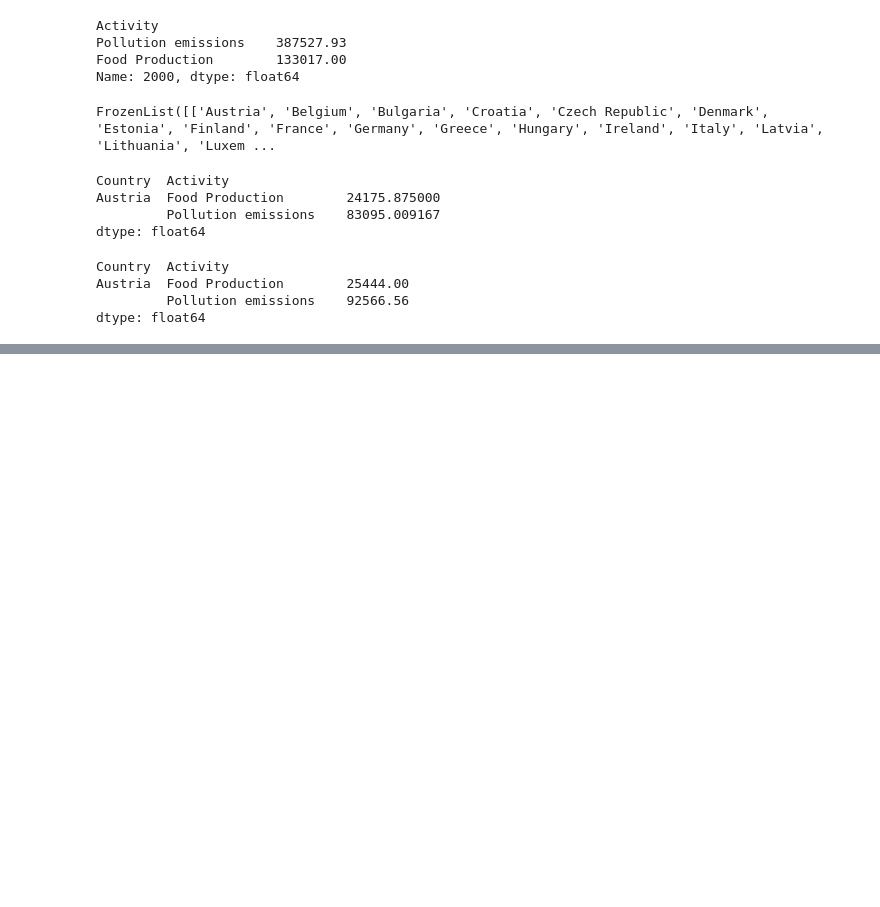
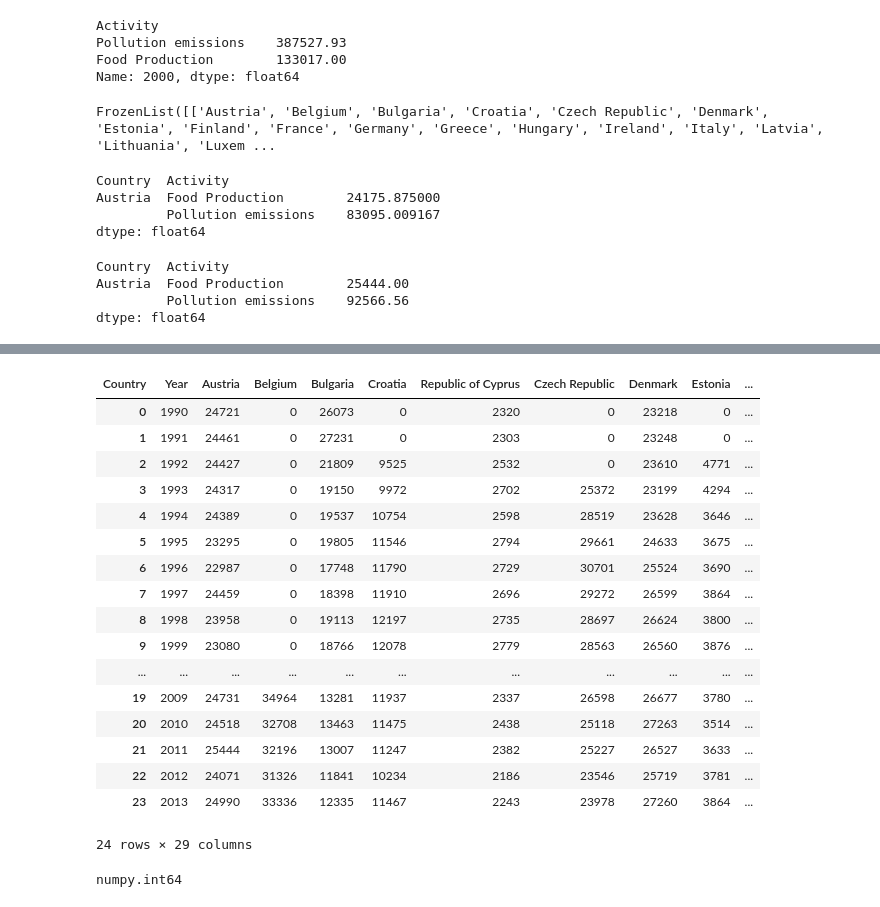
Before and after one commit to cprietosegura/pipelines-project-foodproduction, a Jupyter notebook: pruebas.ipynb, the cells around one changed output, grey strips where cells are left out. Drawn from its saved outputs; the diff is of its cells as text; code cells hidden in the pictures; blank space fills up the shorter version.

```diff
--- a/pruebas.ipynb
+++ b/pruebas.ipynb
@@ -443,0 +456,33 @@ list(df_together.index.values)
+# %%
+df_food.drop(df_food.head(1).index,inplace=True)
+# %%
+df_food.reset_index(level=0, inplace=True)
+# %%
+df_food = df_food.rename(columns={"index": "Year"})
+# %%
+df_food['Year']=df_food['Year'].astype(int)
+# %%
+df_food
+# %% [output]
+| Country | Year | Austria | Belgium | Bulgaria | Croatia | Republic of Cyprus | Czech Republic | Denmark | Estonia | ... |
+| 0 | 1990 | 24721 | 0 | 26073 | 0 | 2320 | 0 | 23218 | 0 | ... |
+| 1 | 1991 | 24461 | 0 | 27231 | 0 | 2303 | 0 | 23248 | 0 | ... |
+| 2 | 1992 | 24427 | 0 | 21809 | 9525 | 2532 | 0 | 23610 | 4771 | ... |
+| 3 | 1993 | 24317 | 0 | 19150 | 9972 | 2702 | 25372 | 23199 | 4294 | ... |
+| 4 | 1994 | 24389 | 0 | 19537 | 10754 | 2598 | 28519 | 23628 | 3646 | ... |
+| 5 | 1995 | 23295 | 0 | 19805 | 11546 | 2794 | 29661 | 24633 | 3675 | ... |
+| 6 | 1996 | 22987 | 0 | 17748 | 11790 | 2729 | 30701 | 25524 | 3690 | ... |
+| 7 | 1997 | 24459 | 0 | 18398 | 11910 | 2696 | 29272 | 26599 | 3864 | ... |
+| 8 | 1998 | 23958 | 0 | 19113 | 12197 | 2735 | 28697 | 26624 | 3800 | ... |
+| 9 | 1999 | 23080 | 0 | 18766 | 12078 | 2779 | 28563 | 26560 | 3876 | ... |
+| ... | ... | ... | ... | ... | ... | ... | ... | ... | ... | ... |
+| 19 | 2009 | 24731 | 34964 | 13281 | 11937 | 2337 | 26598 | 26677 | 3780 | ... |
+| 20 | 2010 | 24518 | 32708 | 13463 | 11475 | 2438 | 25118 | 27263 | 3514 | ... |
+| 21 | 2011 | 25444 | 32196 | 13007 | 11247 | 2382 | 25227 | 26527 | 3633 | ... |
+| 22 | 2012 | 24071 | 31326 | 11841 | 10234 | 2186 | 23546 | 25719 | 3781 | ... |
+| 23 | 2013 | 24990 | 33336 | 12335 | 11467 | 2243 | 23978 | 27260 | 3864 | ... |
+24 rows × 29 columns
+# %%
+type(df_food['Year'][0])
+# %% [output]
+numpy.int64
```
Also changed, not shown: parts of 30 cells of this notebook, 4 other files.
